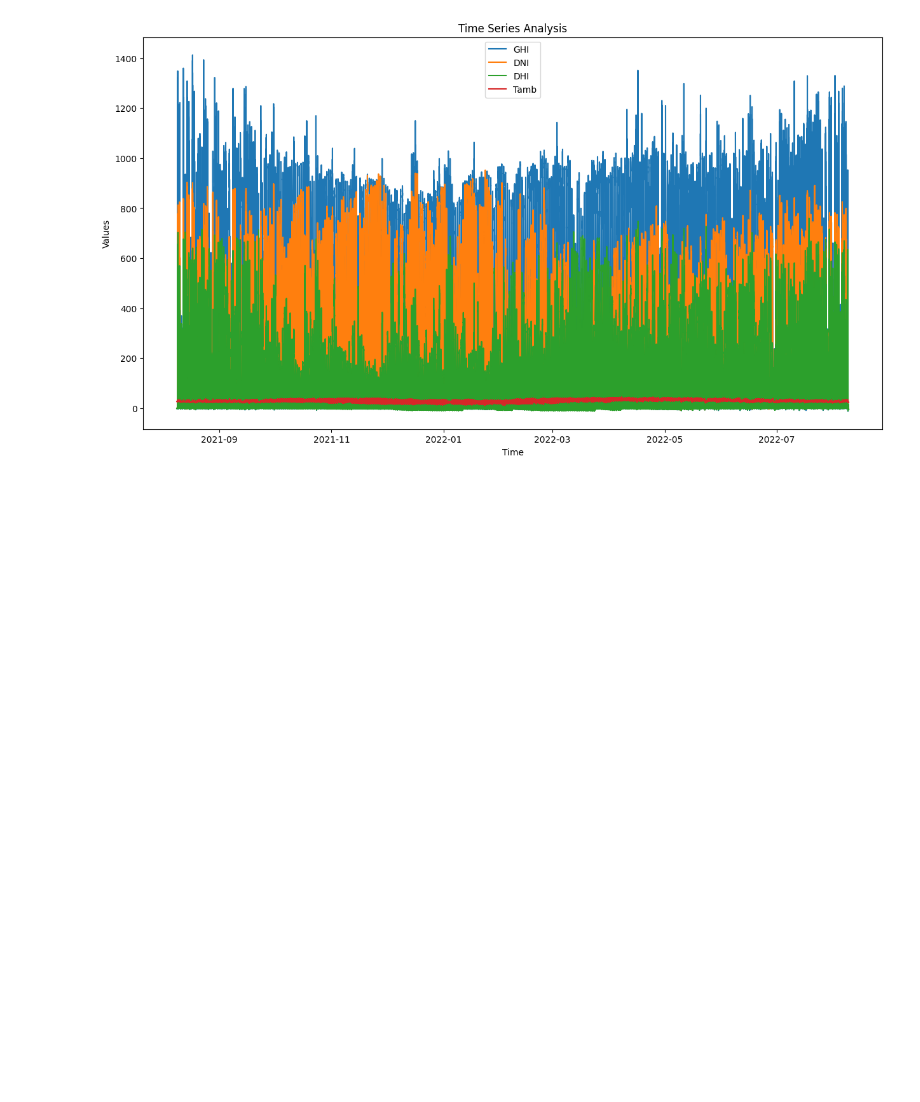
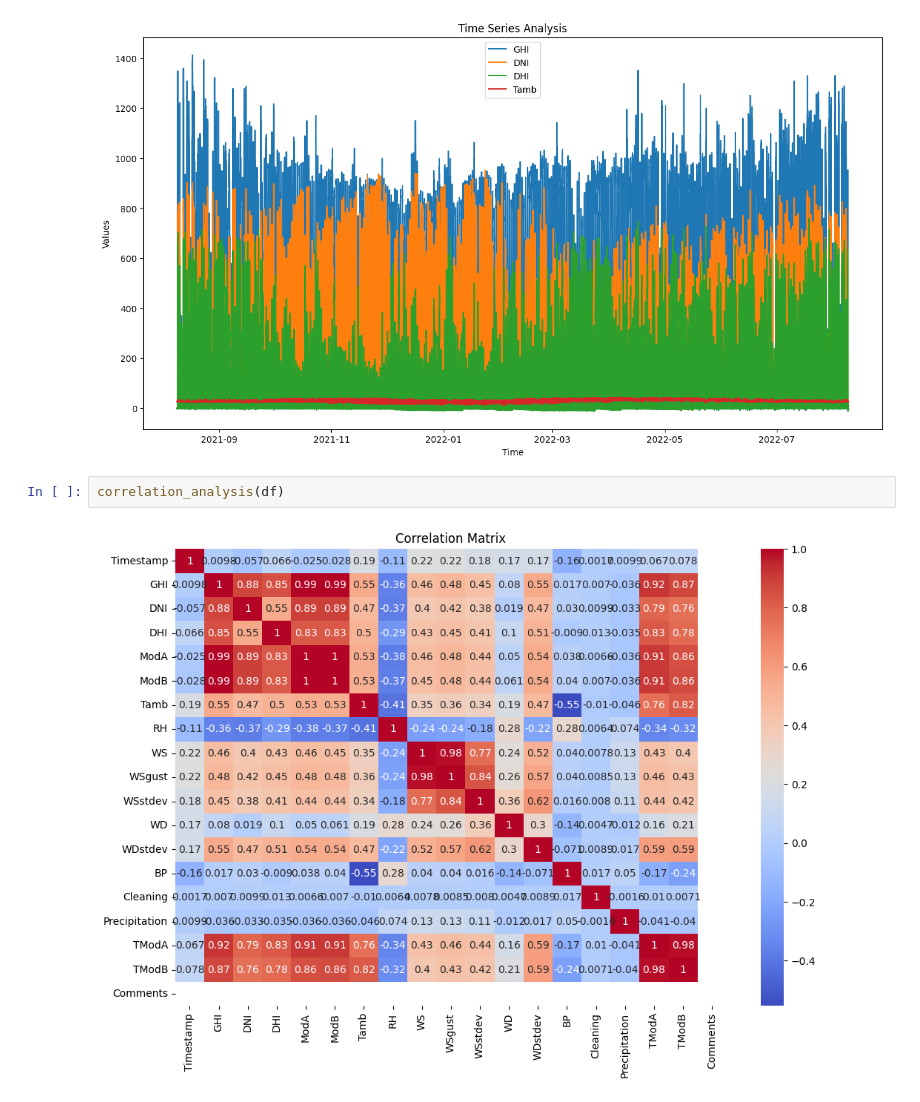
Before and after one commit to GetieBalew24/SolarRadationEDA, a Jupyter notebook: notebooks/eda_benin.ipynb, the cells around one changed output. Drawn from its saved outputs; the diff is of its cells as text; blank space fills up the shorter version.

Commit message:
Correlation matrix

```diff
--- a/notebooks/eda_benin.ipynb
+++ b/notebooks/eda_benin.ipynb
@@ -61,3 +61,7 @@ WSstdev               0
 time_series_analysis(df)
 # %% [output]
 [figure]
+# %%
+correlation_analysis(df)
+# %% [output]
+[figure, added]
```
Also changed, not shown: 1 other file.
